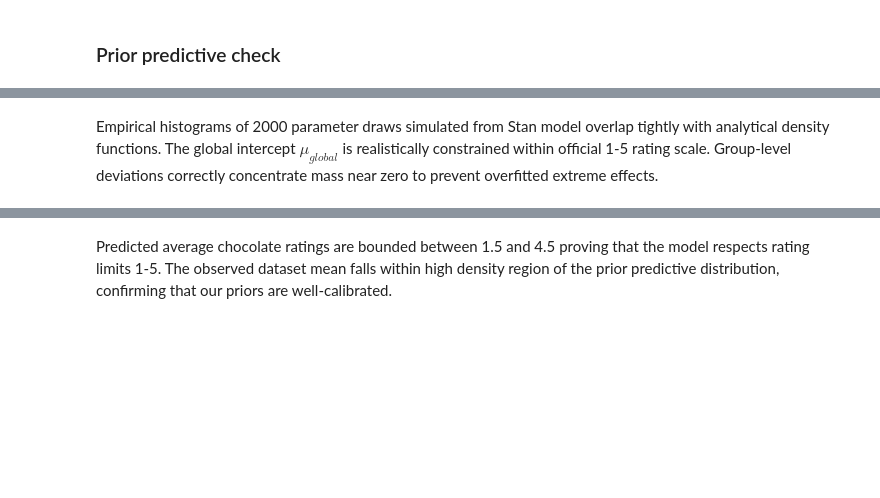
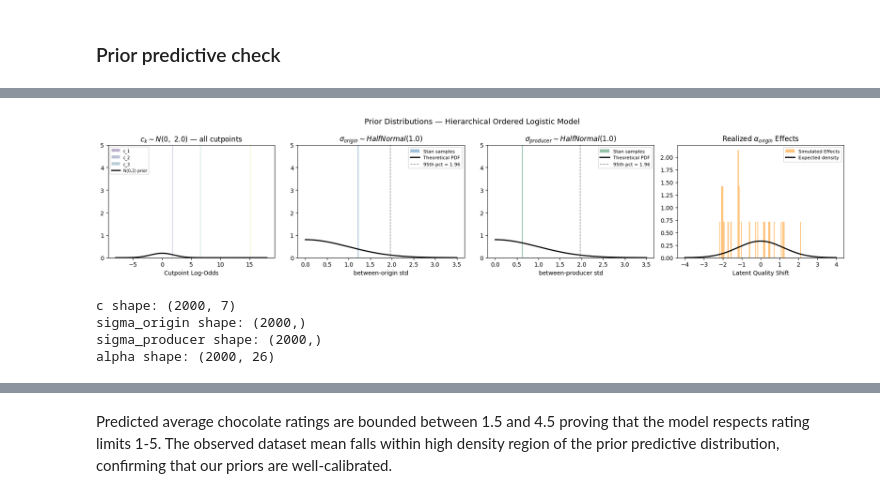
Before and after one commit to Julkaidscns/Chocolate-DA, a Jupyter notebook: analysis.ipynb, the cells around one changed output, grey strips where cells are left out. Cells and saved outputs as stored; diff of their text form; code cells hidden in the pictures; blank space fills up the shorter version.

```diff
--- a/analysis.ipynb
+++ b/analysis.ipynb
@@ -199,5 +87,72 @@ plt.show()
-# %% [markdown]
-Empirical histograms of 2000 parameter draws simulated from Stan model overlap tightly with analytical density functions. The global intercept $\mu_{global}$ is realistically constrained within official 1-5 rating scale. Group-level deviations correctly concentrate mass near zero to prevent overfitted extreme effects.
+# %%
+x_sigma = np.linspace(0, 3.5, 500)
+x_c     = np.linspace(-8, 18, 500)
+x_alpha = np.linspace(-4, 4, 500)
+
+fig, axes = plt.subplots(1, 4, figsize=(18, 4))
+
+# --- Panel 1: all cutpoints overlaid, one color per cutpoint ---
+C_minus_1 = c_prior_draws.shape[1]   # 7 in your case
+colors_c = plt.cm.viridis(np.linspace(0.1, 0.9, C_minus_1))
+for k in range(C_minus_1):
+    axes[0].hist(c_prior_draws[:, k], bins=60, density=True, alpha=0.35,
+                 color=colors_c[k], label=f"c_{k+1}" if k < 3 else None)
+axes[0].plot(x_c, stats.norm.pdf(x_c, 0, 2), lw=2, color='black', label="N(0,2) prior")
+axes[0].set_title(r"$c_k \sim N(0,\ 2.0)$ — all cutpoints")
+axes[0].set_xlabel("Cutpoint Log-Odds")
+axes[0].set_ylim([0, 5])
+axes[0].legend(fontsize=7)
+
+# --- Panel 2: sigma_origin ---
+axes[1].hist(sigma_origin_prior, bins=60, density=True, alpha=0.5,
+             color='steelblue', label="Stan samples")
+axes[1].plot(x_sigma, 2*stats.norm.pdf(x_sigma, 0, 1), lw=2, color='black',
+             label="Theoretical PDF")
+axes[1].axvline(stats.halfnorm.ppf(0.95, scale=1.0), color="gray", ls="--", lw=1,
+                label=f"95th pct = {stats.halfnorm.ppf(0.95, scale=1.0):.2f}")
+axes[1].set_title(r"$\sigma_{origin} \sim HalfNormal(1.0)$")
+axes[1].set_xlabel("between-origin std")
+axes[1].set_ylim([0, 5])
+
+axes[1].legend(fontsize=8)
+
+# --- Panel 3: sigma_producer ---
+axes[2].hist(sigma_producer_prior, bins=60, density=True, alpha=0.5,
+             color='seagreen', label="Stan samples")
+axes[2].plot(x_sigma, 2*stats.norm.pdf(x_sigma, 0, 1), lw=2, color='black',
+             label="Theoretical PDF")
+axes[2].axvline(stats.halfnorm.ppf(0.95, scale=1.0), color="gray", ls="--", lw=1,
+                label=f"95th pct = {stats.halfnorm.ppf(0.95, scale=1.0):.2f}")
+axes[2].set_title(r"$\sigma_{producer} \sim HalfNormal(1.0)$")
+axes[2].set_ylim([0, 5])
+axes[2].set_xlabel("between-producer std")
+axes[2].legend(fontsize=8)
+
+# --- Panel 4: realized alpha effects ---
+axes[3].hist(alpha_prior.flatten(), bins=80, density=True, alpha=0.5,
+             color='darkorange', label="Simulated Effects")
+axes[3].plot(x_alpha,
+             np.mean([stats.norm.pdf(x_alpha, 0, s) for s in sigma_origin_prior], axis=0),
+             lw=2, color='black', label="Expected density")
+axes[3].set_title(r"Realized $\alpha_{origin}$ Effects")
+axes[3].set_xlabel("Latent Quality Shift")
+axes[3].legend(fontsize=8)
+
+plt.suptitle("Prior Distributions — Hierarchical Ordered Logistic Model", fontsize=13)
+plt.tight_layout()
+plt.show()
+# %% [output]
+[figure, added]
+# %%
+print("c shape:", c_prior_draws.shape)
+print("sigma_origin shape:", sigma_origin_prior.shape)
+print("sigma_producer shape:", sigma_producer_prior.shape)
+print("alpha shape:", alpha_prior.shape)
+# %% [output]
+c shape: (2000, 7)
+sigma_origin shape: (2000,)
+sigma_producer shape: (2000,)
+alpha shape: (2000, 26)
 # %%
 prior_draw_means1 = rating_pred_prior1.mean(axis=1)
 observed_mean     = df["Rating"].mean()
```
Also changed, not shown: parts of 13 cells of this notebook, 1 other file.
